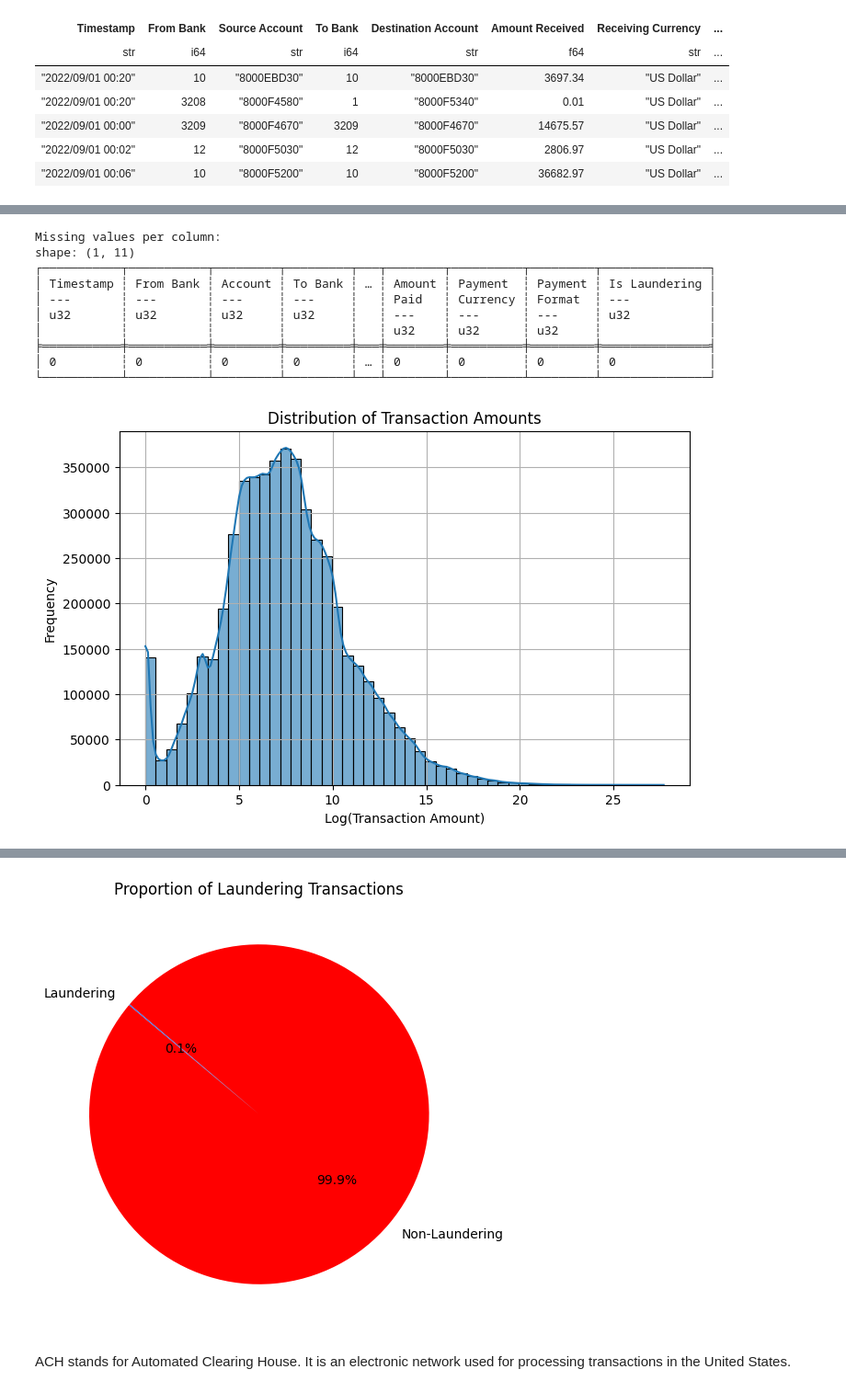
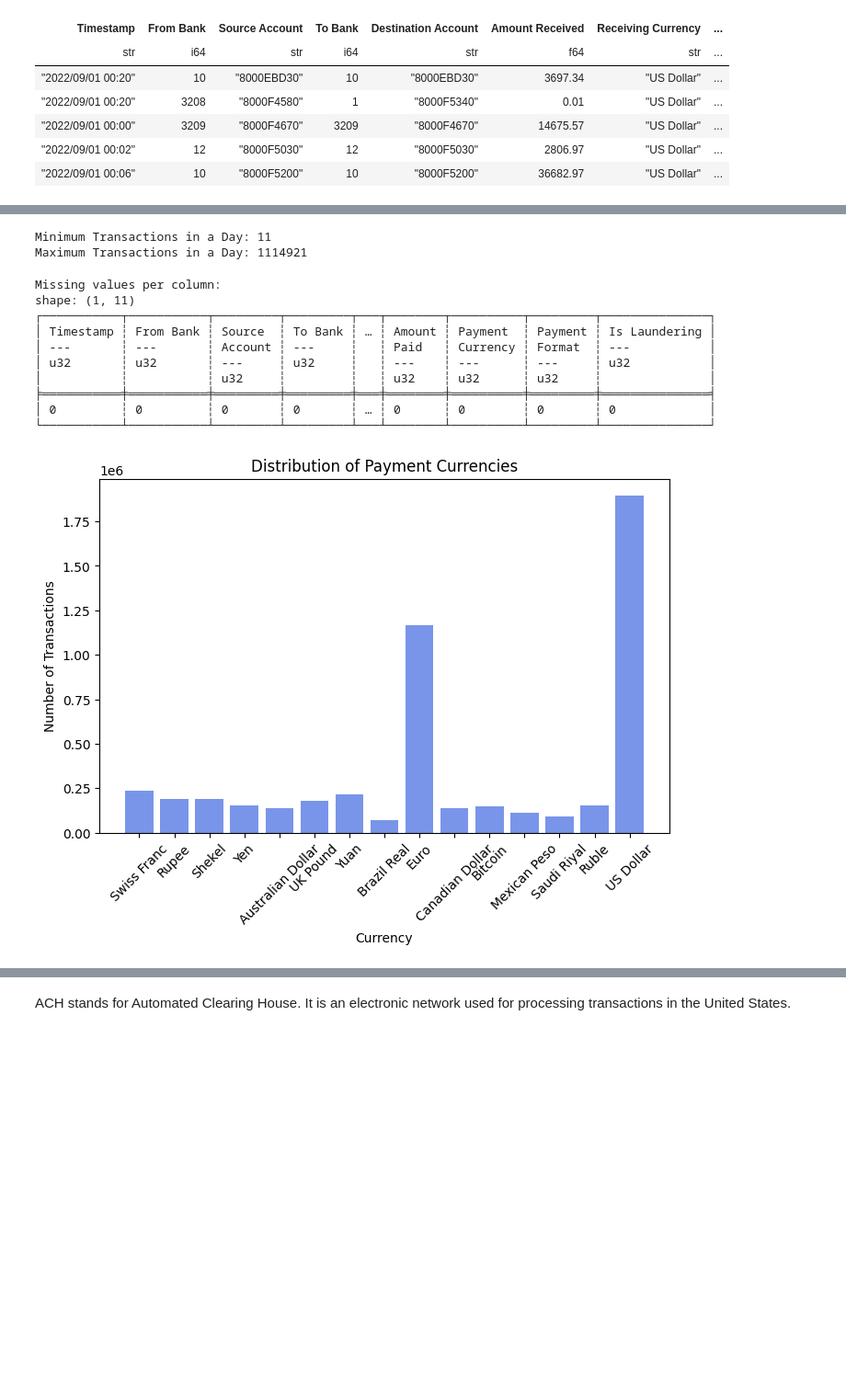
Before and after one commit to pablo-fdz/networks_final_project, a Jupyter notebook: eda_ibm.ipynb, the cells around one changed output, grey strips where cells are left out. Shown: that part at 92% size. Saved outputs shown, nothing was run; the diff lists cells and outputs as text; code cells hidden in the pictures; blank space fills up the shorter version.

Commit message:
Edited eda graphs

```diff
--- a/eda_ibm.ipynb
+++ b/eda_ibm.ipynb
@@ -58,5 +49,5 @@ shape: (5, 11)
 # %%
-# Convert the 'Timestamp' column to datetime format for time-based analysis
+# Convert 'Timestamp' column to datetime in Polars
 df = df.with_columns(
-    pl.col('Timestamp').str.strptime(pl.Datetime, "%Y/%m/%d %H:%M")
+    pl.col("Timestamp").str.to_datetime(format="%Y/%m/%d %H:%M", strict=False)
 )
@@ -63,3 +91,22 @@ df = df.with_columns(
+# %%
+import polars as pl
+
+# Aggregate transaction count per day
+daily_transactions = (
+    df.group_by(pl.col("Timestamp").dt.truncate("1d"))
+    .agg(pl.len().alias("Transaction Count"))
+    .sort("Timestamp")
+)
+
+# Get min and max transaction volumes per day
+min_volume = daily_transactions["Transaction Count"].min()
+max_volume = daily_transactions["Transaction Count"].max()
+
+print(f"Minimum Transactions in a Day: {min_volume}")
+print(f"Maximum Transactions in a Day: {max_volume}")
+# %% [output]
+Minimum Transactions in a Day: 11
+Maximum Transactions in a Day: 1114921
 # %%
 def check_missing_values(df):
     missing = df.null_count()
@@ -138,19 +150,16 @@ def plot_laundering_distribution(df):
 # %%
 # EDA functions
 check_missing_values(df)
-plot_transaction_amounts(df)
 plot_currency_distribution(df)
-plot_payment_format_distribution(df)
-plot_laundering_distribution(df)
 # %% [output]
 Missing values per column:
 shape: (1, 11)
 ┌───────────┬───────────┬─────────┬─────────┬───┬────────┬──────────┬─────────┬───────────────┐
-│ Timestamp ┆ From Bank ┆ Account ┆ To Bank ┆ … ┆ Amount ┆ Payment  ┆ Payment ┆ Is Laundering │
-│ ---       ┆ ---       ┆ ---     ┆ ---     ┆   ┆ Paid   ┆ Currency ┆ Format  ┆ ---           │
-│ u32       ┆ u32       ┆ u32     ┆ u32     ┆   ┆ ---    ┆ ---      ┆ ---     ┆ u32           │
-│           ┆           ┆         ┆         ┆   ┆ u32    ┆ u32      ┆ u32     ┆               │
+│ Timestamp ┆ From Bank ┆ Source  ┆ To Bank ┆ … ┆ Amount ┆ Payment  ┆ Payment ┆ Is Laundering │
+│ ---       ┆ ---       ┆ Account ┆ ---     ┆   ┆ Paid   ┆ Currency ┆ Format  ┆ ---           │
+│ u32       ┆ u32       ┆ ---     ┆ u32     ┆   ┆ ---    ┆ ---      ┆ ---     ┆ u32           │
+│           ┆           ┆ u32     ┆         ┆   ┆ u32    ┆ u32      ┆ u32     ┆               │
 ╞═══════════╪═══════════╪═════════╪═════════╪═══╪════════╪══════════╪═════════╪═══════════════╡
 │ 0         ┆ 0         ┆ 0       ┆ 0       ┆ … ┆ 0      ┆ 0        ┆ 0       ┆ 0             │
 └───────────┴───────────┴─────────┴─────────┴───┴────────┴──────────┴─────────┴───────────────┘
-[figure, old version]
+[figure, new version]
@@ -159,3 +166,2 @@ shape: (1, 11)
-[figure, removed]
 # %% [markdown]
 ACH stands for Automated Clearing House. It is an electronic network used for processing transactions in the United States.
```
Also changed, not shown: parts of 12 cells of this notebook.
